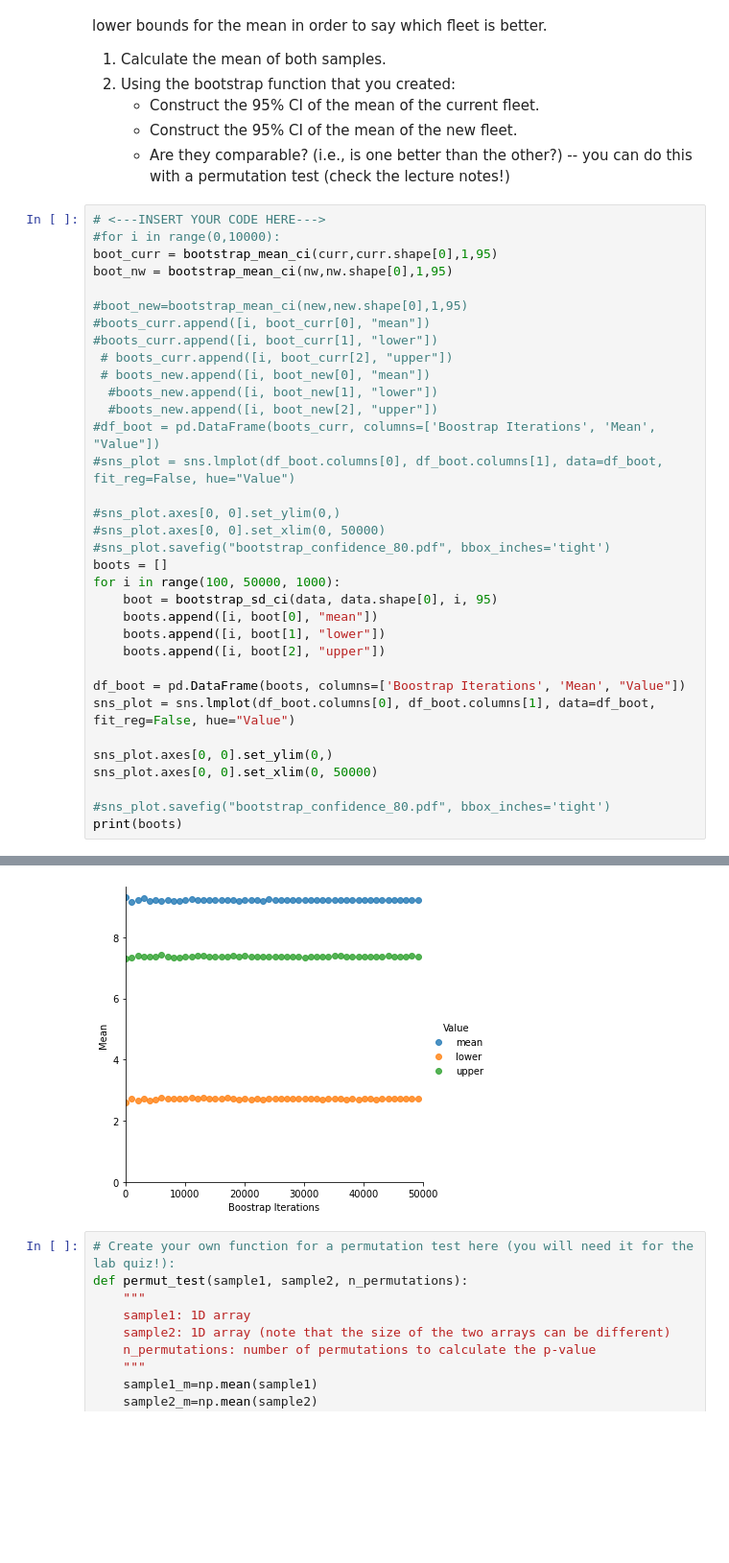
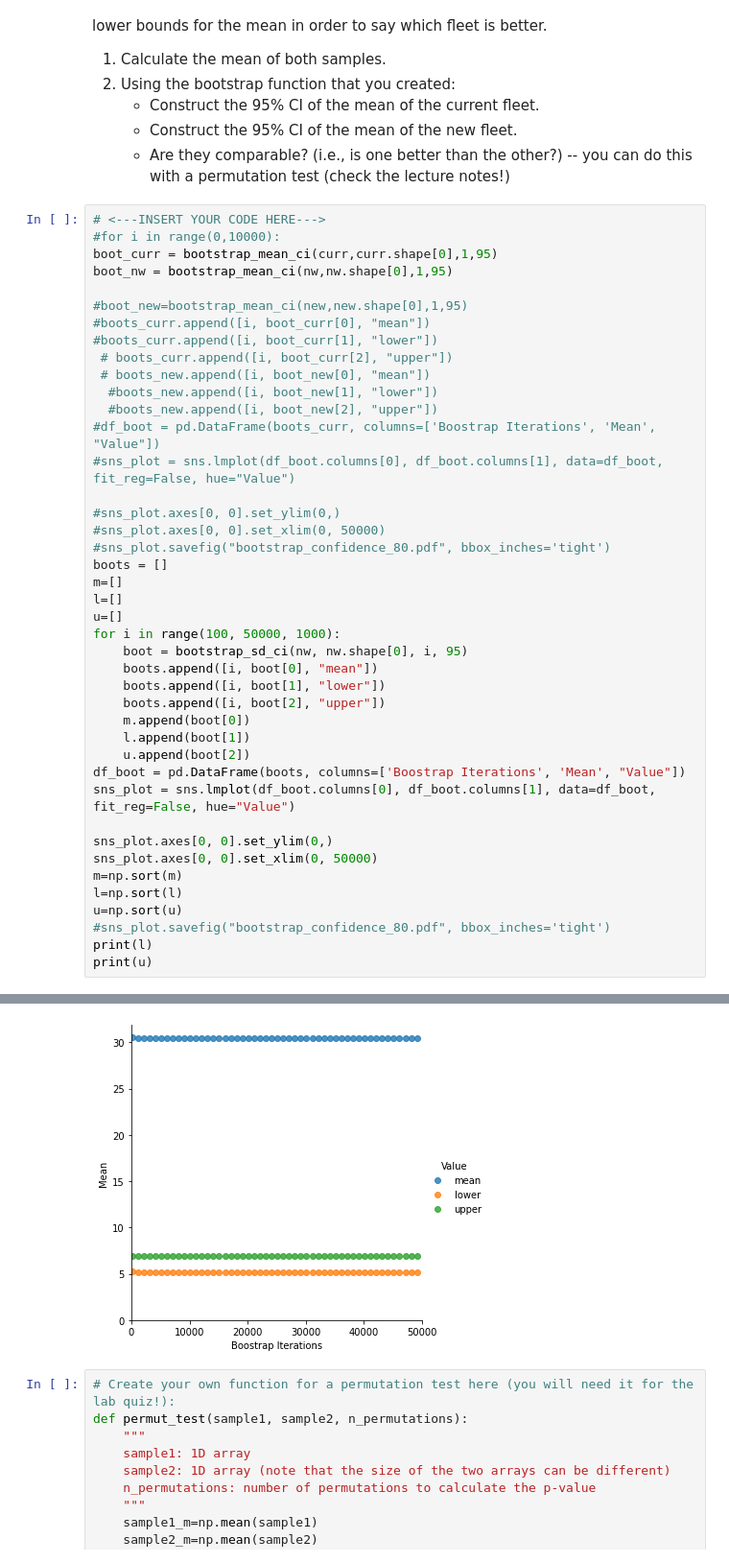
Before and after one commit to AJ6546/CE888, a Jupyter notebook: Lab2.ipynb, the cells around one changed output, grey strips where cells are left out. Shown: that part at 96% size. Drawn from its saved outputs; the diff is of its cells as text; blank space fills up the shorter version.

```diff
--- a/Lab2.ipynb
+++ b/Lab2.ipynb
@@ -137,18 +137,26 @@ boot_nw = bootstrap_mean_ci(nw,nw.shape[0],1,95)
 #sns_plot.axes[0, 0].set_xlim(0, 50000)
 #sns_plot.savefig("bootstrap_confidence_80.pdf", bbox_inches='tight')
 boots = []
+m=[]
+l=[]
+u=[]
 for i in range(100, 50000, 1000):
-    boot = bootstrap_sd_ci(data, data.shape[0], i, 95)
+    boot = bootstrap_sd_ci(nw, nw.shape[0], i, 95)
     boots.append([i, boot[0], "mean"])
     boots.append([i, boot[1], "lower"])
     boots.append([i, boot[2], "upper"])
-
+    m.append(boot[0])
+    l.append(boot[1])
+    u.append(boot[2])
 df_boot = pd.DataFrame(boots, columns=['Boostrap Iterations', 'Mean', "Value"])
 sns_plot = sns.lmplot(df_boot.columns[0], df_boot.columns[1], data=df_boot, fit_reg=False, hue="Value")
 
 sns_plot.axes[0, 0].set_ylim(0,)
 sns_plot.axes[0, 0].set_xlim(0, 50000)
-
+m=np.sort(m)
+l=np.sort(l)
+u=np.sort(u)
 #sns_plot.savefig("bootstrap_confidence_80.pdf", bbox_inches='tight')
-print(boots)
+print(l)
+print(u)
 # %% [output]
@@ -156,4 +181,4 @@ print(boots)
-[figure, old version]
+[figure, new version]
 # %%
 # Create your own function for a permutation test here (you will need it for the lab quiz!):
 def permut_test(sample1, sample2, n_permutations):
```
Also changed, not shown: parts of 3 cells of this notebook.
